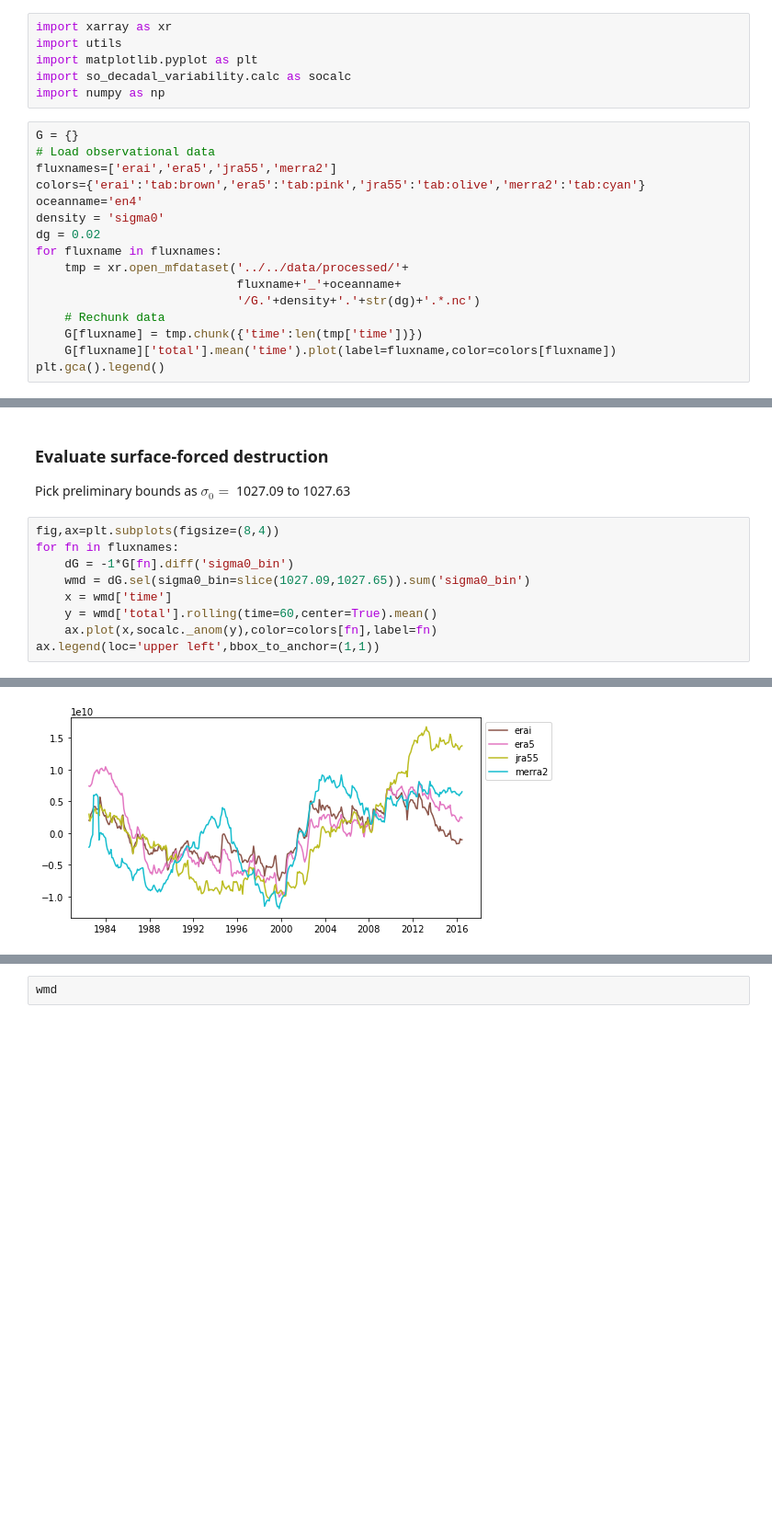
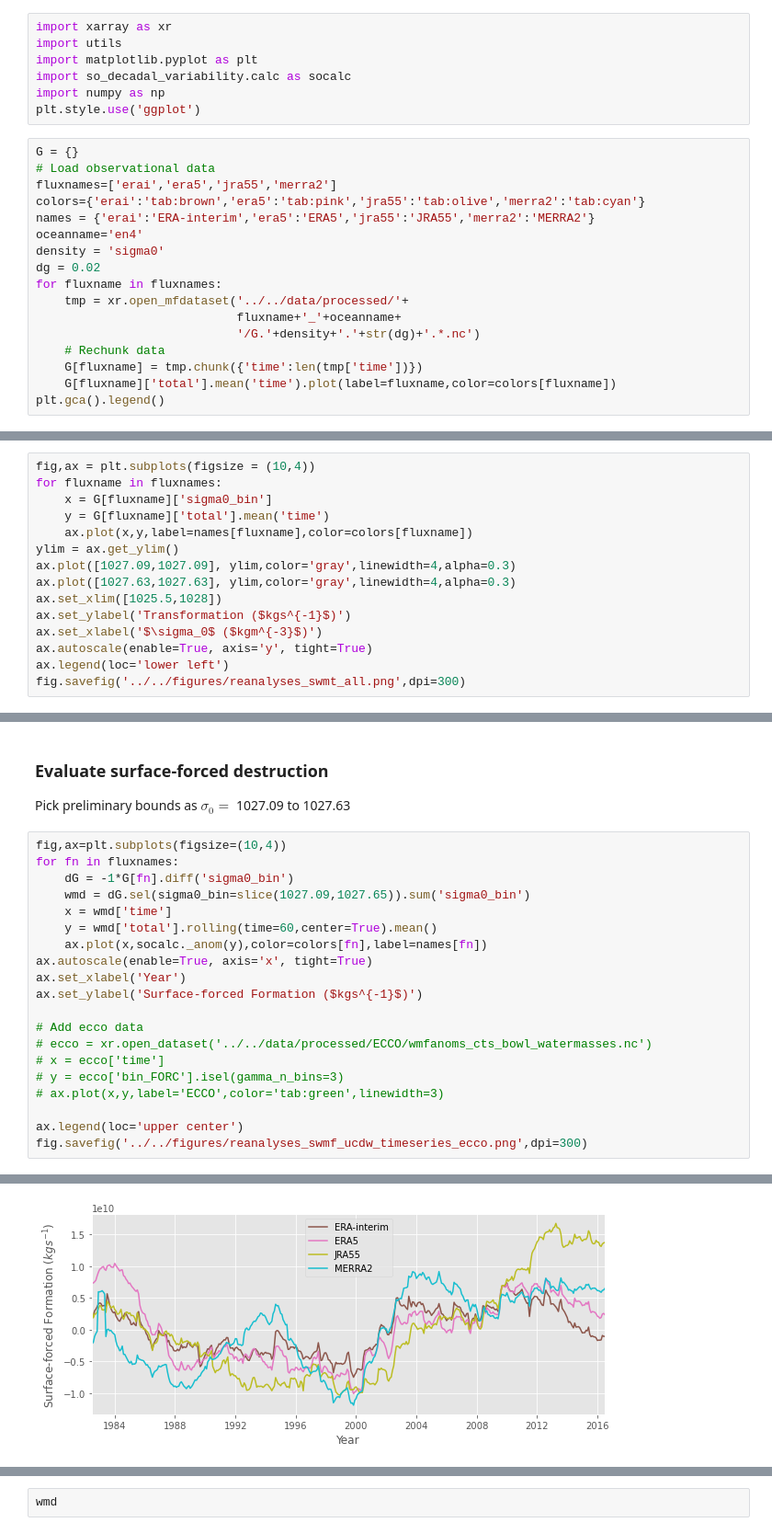
Before and after one commit to gmacgilchrist/so_decadal_variability, a Jupyter notebook: notebooks/reanalyses/draw_timeseries.ipynb, the cells around one changed output, grey strips where cells are left out. Shown at 92% size. Saved outputs shown, nothing was run; the diff lists cells and outputs as text; blank space fills up the shorter version.

Commit message:
reanalyses figures

```diff
--- a/notebooks/reanalyses/draw_timeseries.ipynb
+++ b/notebooks/reanalyses/draw_timeseries.ipynb
@@ -10,11 +7,13 @@ import utils
 import matplotlib.pyplot as plt
 import so_decadal_variability.calc as socalc
 import numpy as np
+plt.style.use('ggplot')
 # %%
 G = {}
 # Load observational data
 fluxnames=['erai','era5','jra55','merra2']
 colors={'erai':'tab:brown','era5':'tab:pink','jra55':'tab:olive','merra2':'tab:cyan'}
+names = {'erai':'ERA-interim','era5':'ERA5','jra55':'JRA55','merra2':'MERRA2'}
 oceanname='en4'
 density = 'sigma0'
 dg = 0.02
@@ -31,0 +31,15 @@ plt.gca().legend()
+# %%
+fig,ax = plt.subplots(figsize = (10,4))
+for fluxname in fluxnames:
+    x = G[fluxname]['sigma0_bin']
+    y = G[fluxname]['total'].mean('time')
+    ax.plot(x,y,label=names[fluxname],color=colors[fluxname])
+ylim = ax.get_ylim()
+ax.plot([1027.09,1027.09], ylim,color='gray',linewidth=4,alpha=0.3)
+ax.plot([1027.63,1027.63], ylim,color='gray',linewidth=4,alpha=0.3)
+ax.set_xlim([1025.5,1028])
+ax.set_ylabel('Transformation ($kgs^{-1}$)')
+ax.set_xlabel('$\sigma_0$ ($kgm^{-3}$)')
+ax.autoscale(enable=True, axis='y', tight=True)
+ax.legend(loc='lower left')
+fig.savefig('../../figures/reanalyses_swmt_all.png',dpi=300)
@@ -79,12 +95,23 @@ bounds
 ### Evaluate surface-forced destruction
 Pick preliminary bounds as $\sigma_0 = $ 1027.09 to 1027.63
 # %%
-fig,ax=plt.subplots(figsize=(8,4))
+fig,ax=plt.subplots(figsize=(10,4))
 for fn in fluxnames:
     dG = -1*G[fn].diff('sigma0_bin')
     wmd = dG.sel(sigma0_bin=slice(1027.09,1027.65)).sum('sigma0_bin')
     x = wmd['time']
     y = wmd['total'].rolling(time=60,center=True).mean()
-    ax.plot(x,socalc._anom(y),color=colors[fn],label=fn)
-ax.legend(loc='upper left',bbox_to_anchor=(1,1))
+    ax.plot(x,socalc._anom(y),color=colors[fn],label=names[fn])
+ax.autoscale(enable=True, axis='x', tight=True)
+ax.set_xlabel('Year')
+ax.set_ylabel('Surface-forced Formation ($kgs^{-1}$)')
+
+# Add ecco data
+# ecco = xr.open_dataset('../../data/processed/ECCO/wmfanoms_cts_bowl_watermasses.nc')
+# x = ecco['time']
+# y = ecco['bin_FORC'].isel(gamma_n_bins=3)
+# ax.plot(x,y,label='ECCO',color='tab:green',linewidth=3)
+
+ax.legend(loc='upper center')
+fig.savefig('../../figures/reanalyses_swmf_ucdw_timeseries_ecco.png',dpi=300)
 # %% [output]
@@ -92,2 +118,2 @@ ax.legend(loc='upper left',bbox_to_anchor=(1,1))
-[figure, old version]
+[figure, new version]
 # %%
```
Also changed, not shown: parts of 5 cells of this notebook, 5 other files.
